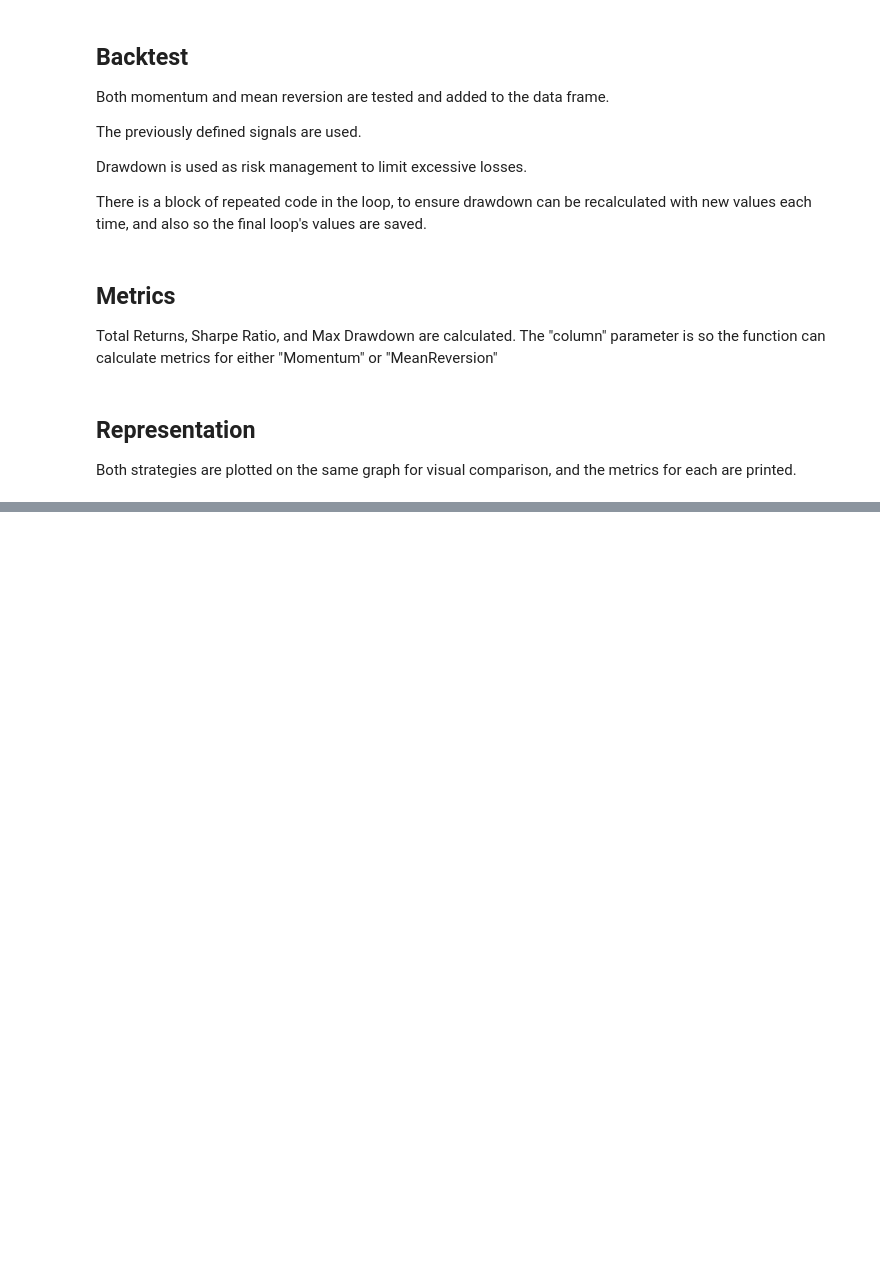
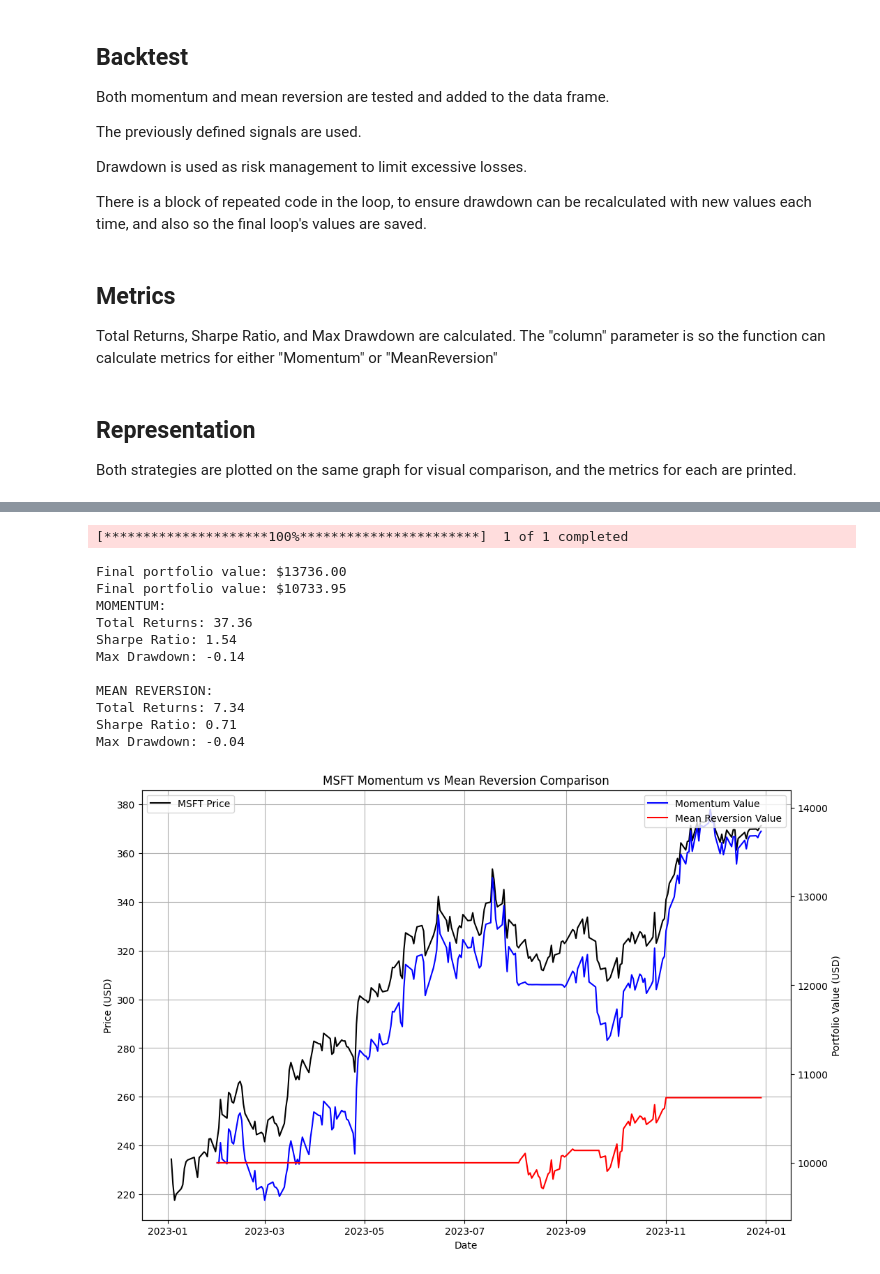
Before and after one commit to Preet523/Quant, a Jupyter notebook: Notebooks/mean-momentum.ipynb, the cells around one changed output, grey strips where cells are left out. Drawn from its saved outputs; the diff is of its cells as text; code cells hidden in the pictures; blank space fills up the shorter version.

```diff
--- a/Notebooks/mean-momentum.ipynb
+++ b/Notebooks/mean-momentum.ipynb
@@ -62,10 +62,11 @@ def signals(data, code):
 
 
     data["MeanReversion_Signal"] = 0
-    data.loc[data["Close"] < 1.2 * data["std"] * data["SMA_20"], "MeanReversion_Signal"] = 2
-    data.loc[(data["Close"] >= 1.2 * data["std"] * data["SMA_20"]) & (data["Close"] < 1.35 * data["std"] * data["SMA_20"]), "MeanReversion_Signal"] = 1
-    data.loc[(data["Close"] >= 1.35 * data["std"] * data["SMA_20"]) & (data["Close"] <= 1.5 * data["std"] * data["SMA_20"]), "MeanReversion_Signal"] = -1
-    data.loc[data["Close"] > 1.5 * data["std"] * data["SMA_20"], "MeanReversion_Signal"] = -2
+
+    data.loc[data["Close"] < data["SMA_20"] - 1.5 * data["std"], "MeanReversion_Signal"] = 2
+    data.loc[(data["Close"] >= data["SMA_20"] - 1.5 * data["std"]) & (data["Close"] < data["SMA_20"] - 1.2 * data["std"]), "MeanReversion_Signal"] = 1
+    data.loc[(data["Close"] >= data["SMA_20"] + 1.2 * data["std"]) & (data["Close"] < data["SMA_20"] + 1.5 * data["std"]), "MeanReversion_Signal"] = -1
+    data.loc[data["Close"] >= data["SMA_20"] + 1.5 * data["std"], "MeanReversion_Signal"] = -2
 
     # signal two days in a row
     data["MeanReversion_Confirmed_Signal"] = (
@@ -287,12 +272,26 @@ Max Drawdown: -0.13
 # %%
-def main()
+def main():
     data, code = loadData()
     data, code = signals(data, code)
     data, code = backtestMomentum(data, code)
     data, code = backtestMeanReversion(data, code)
     graph(data, code)
 
 if __name__ == "__main__":
     main()
+# %% [output]
+[*********************100%***********************]  1 of 1 completed
+Final portfolio value: $13736.00
+Final portfolio value: $10733.95
+MOMENTUM:
+Total Returns: 37.36
+Sharpe Ratio: 1.54
+Max Drawdown: -0.14
+
+MEAN REVERSION:
+Total Returns: 7.34
+Sharpe Ratio: 0.71
+Max Drawdown: -0.04
+[figure, added]
 # %% [markdown]
 ## Conclusion/Evaluation
```
Also changed, not shown: parts of 2 cells of this notebook.
